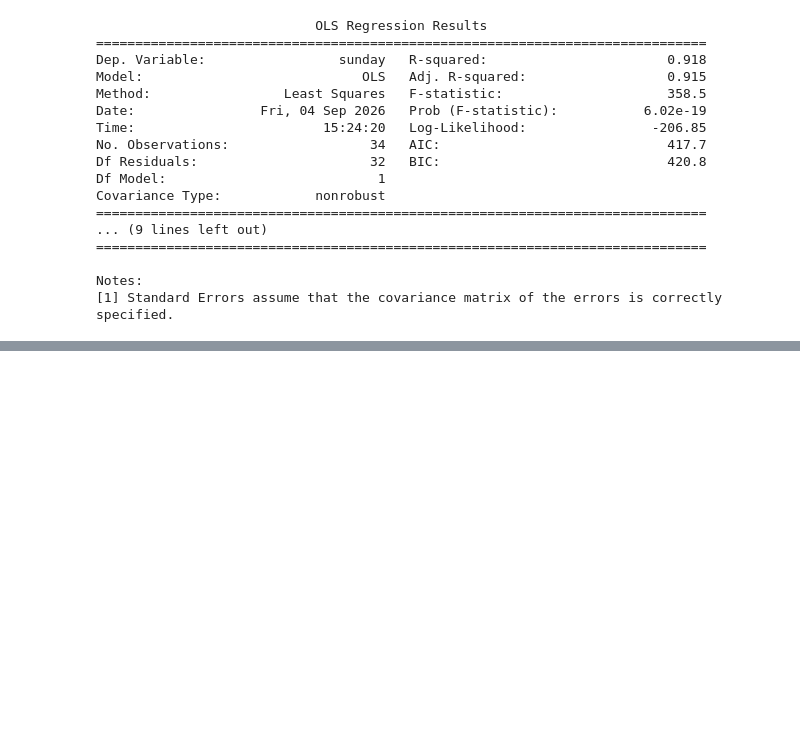
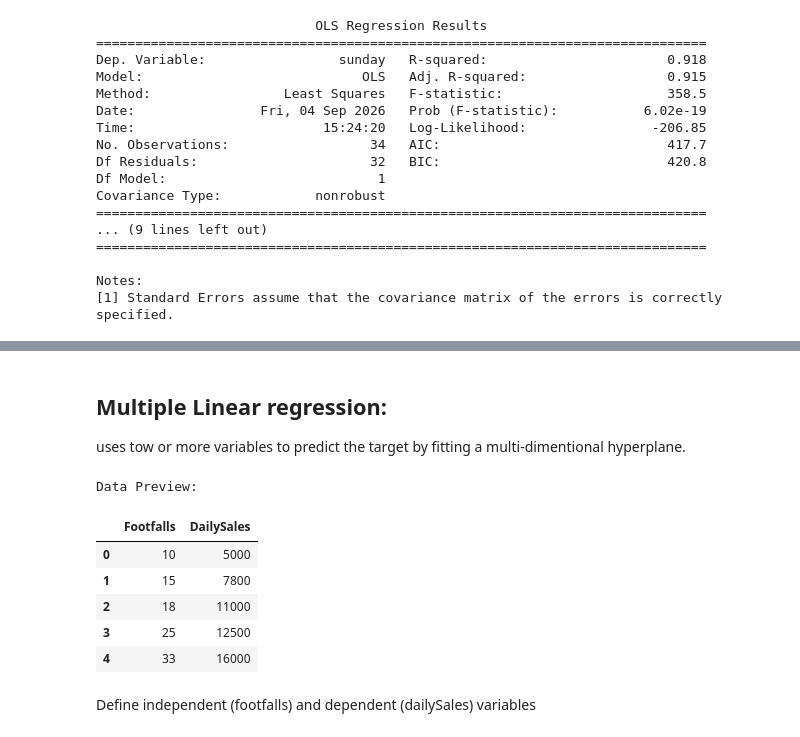
Before and after one commit to abhishekforever3-art/Polyglot-Data-Structures-Algorithms, a Jupyter notebook: js_project/Machine Learning/Linear_regression.ipynb, the cells around one changed output, grey strips where cells are left out. Cells and saved outputs as stored; diff of their text form; code cells hidden in the pictures; blank space fills up the shorter version.

```diff
--- a/js_project/Machine Learning/Linear_regression.ipynb
+++ b/js_project/Machine Learning/Linear_regression.ipynb
@@ -416,0 +436,3 @@ Notes:
+# %% [markdown]
+## Multiple Linear regression:
+uses tow or more variables to predict the target by fitting a multi-dimentional hyperplane.
@@ -416,0 +443,14 @@ Notes:
+# %%
+data = pd.read_csv('General_Stores.csv')
+print("Data Preview:")
+data.head()
+# %% [output]
+Data Preview:
+|  | Footfalls | DailySales |
+| 0 | 10 | 5000 |
+| 1 | 15 | 7800 |
+| 2 | 18 | 11000 |
+| 3 | 25 | 12500 |
+| 4 | 33 | 16000 |
+# %% [markdown]
+Define independent (footfalls) and dependent (dailySales) variables
```
Also changed, not shown: parts of 25 cells of this notebook, 6 other files.
